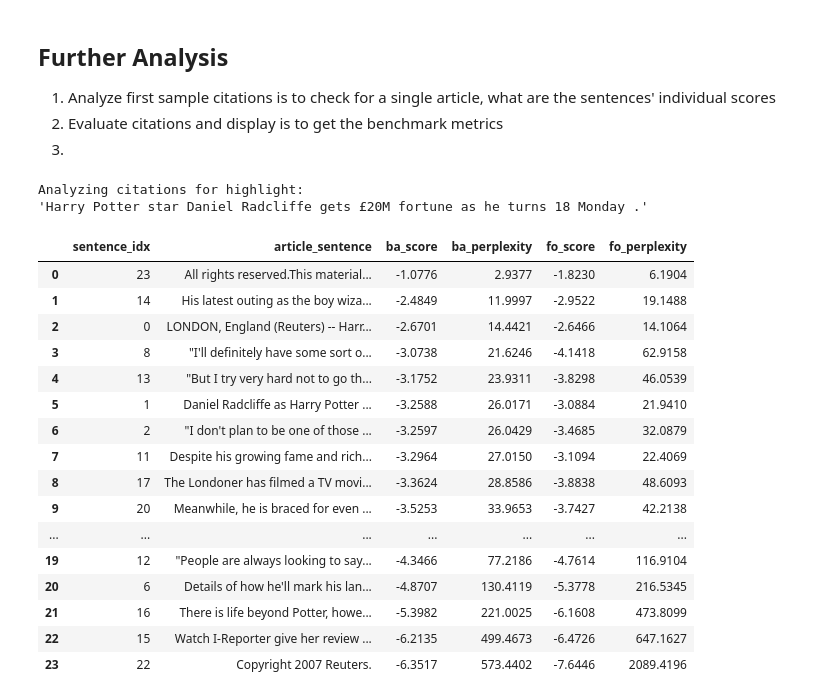
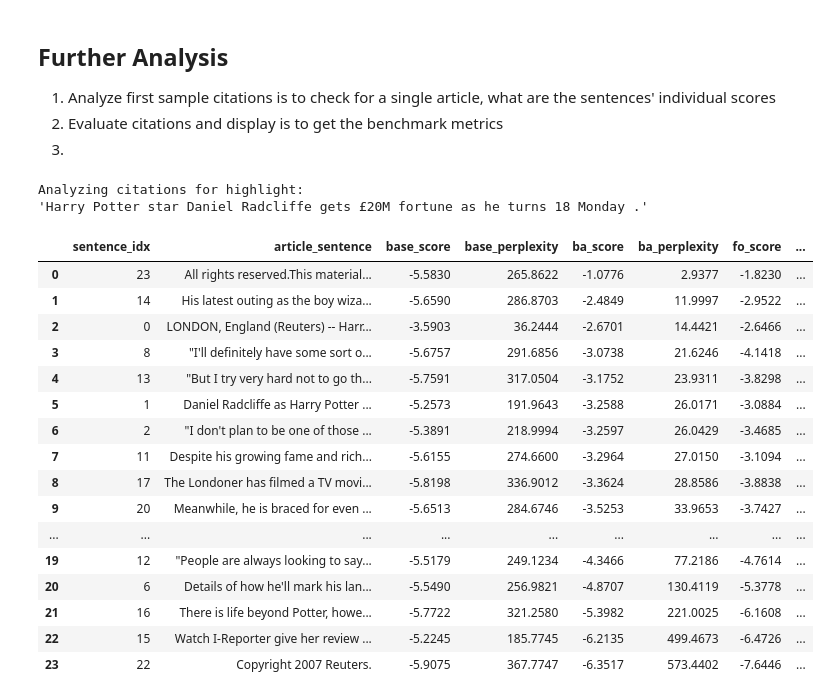
Before and after one commit to strivn/idl-project, a Jupyter notebook: scoring_citation_experiment.ipynb, the cells around one changed output. Drawn from its saved outputs; the diff is of its cells as text; code cells hidden in the pictures.

```diff
--- a/scoring_citation_experiment.ipynb
+++ b/scoring_citation_experiment.ipynb
@@ -158,6 +302,9 @@ def calculate_llm_score(query, answer, model, tokenizer, task='citation', backwa
 
     input_ids = t.cat((context_ids, target_ids), dim=1).to(model.device)
 
+    if debug:
+        print(answer + conditioning_prompt + query)
+
     # Get model output
     with t.no_grad():
         outputs = model(input_ids)
@@ -205,22 +352,9 @@ def calculate_llm_score(query, answer, model, tokenizer, task='citation', backwa
         'perplexity': perplexity
     }
 # %%
-# Testing
-
-fo_model, fo_tokenizer, ba_model, ba_tokenizer = load_models()
-
-
-# Example Text
-sentence = "Harry Potter star Daniel Radcliffe gains access to a reported £20 million ($41.1 million) fortune as he turns 18 on Monday, but he insists the money won't cast a spell on him."
-highlight = "Harry Potter star Daniel Radcliffe gets £20M fortune as he turns 18 Monday"
-adverse_highlight = "Daniel Craig is recasted as James Bond again"
-
-# Defining sentence/highlight query/answer is still confusing tho sheesh
-
-
 # Define prompts
-ba_score = calculate_llm_score(sentence, highlight, ba_model, ba_tokenizer, backward=True)
-fo_score = calculate_llm_score(sentence, highlight, fo_model, fo_tokenizer)
+ba_score = calculate_llm_score(sentence, highlight, ba_model, ba_tokenizer, backward=True, debug=True)
+fo_score = calculate_llm_score(sentence, highlight, fo_model, fo_tokenizer, debug=True)
 
 adv_ba_score = calculate_llm_score(sentence, adverse_highlight, ba_model, ba_tokenizer, backward=True)
 adv_fo_score = calculate_llm_score(sentence, adverse_highlight, fo_model, fo_tokenizer)
@@ -316,6 +456,8 @@ def linear_attribution_search(dataset, ba_model, ba_tokenizer, fo_model, fo_toke
         best_ba_score = float('-inf')
         best_fo_sentence = None
         best_fo_score = float('-inf')
+        best_base_sentence = None
+        best_base_score = float('-inf')
 
         # Linear search through all article sentences
         for sentence in article_sentences:
@@ -324,10 +466,15 @@ def linear_attribution_search(dataset, ba_model, ba_tokenizer, fo_model, fo_toke
                 continue
 
             # Calculate scores using both models
+            base_score = calculate_baseline_score(sentence, highlight, fo_model, fo_tokenizer)
             ba_score = calculate_llm_score(sentence, highlight, ba_model, ba_tokenizer, backward=True)
             fo_score = calculate_llm_score(sentence, highlight, fo_model, fo_tokenizer)
 
             # Track best scores
+            if base_score['normalized_log_prob'] > best_base_score:
+                best_base_score = base_score['normalized_log_prob']
+                best_base_sentence = sentence
+
             if ba_score['normalized_log_prob'] > best_ba_score:
                 best_ba_score = ba_score['normalized_log_prob']
                 best_ba_sentence = sentence
@@ -340,6 +487,9 @@ def linear_attribution_search(dataset, ba_model, ba_tokenizer, fo_model, fo_toke
         results.append({
             'id': example['id'],
             'highlight': highlight,
+            'base_citation': best_base_sentence,
+            'base_score': best_base_score,
+            'base_perplexity': np.exp(-best_base_score),
             'ba_citation': best_ba_sentence,
             'ba_score': best_ba_score,
             'ba_perplexity': np.exp(-best_ba_score),
@@ -409,54 +559,57 @@ def analyze_first_sample_citations(dataset, ba_model, ba_tokenizer, fo_model, fo
             continue
 
         # Calculate scores using both models
+        base_score = calculate_baseline_score(sentence, highlight, fo_model, fo_tokenizer)
         ba_score = calculate_llm_score(sentence, highlight, ba_model, ba_tokenizer, backward=True)
         fo_score = calculate_llm_score(sentence, highlight, fo_model, fo_tokenizer)
 
         # Add to results
         results.append({
             'sentence_idx': i,
             'article_sentence': sentence,
+            'base_score': base_score['normalized_log_prob'],
+            'base_perplexity': base_score['perplexity'],
             'ba_score': ba_score['normalized_log_prob'],
             'ba_perplexity': ba_score['perplexity'],
             'fo_score': fo_score['normalized_log_prob'],
             'fo_perplexity': fo_score['perplexity']
         })
 
     # Create DataFrame and sort by backward model score (descending)
     results_df = pd.DataFrame(results)
     results_df = results_df.sort_values('ba_score', ascending=False).reset_index(drop=True)
 
     # Set display options for better readability
     pd.set_option('display.max_colwidth', 70)
     pd.set_option('display.float_format', '{:.4f}'.format)
 
     return results_df
 
 # Example usage:
 citation_analysis = analyze_first_sample_citations(pd.DataFrame(dataset),
                                                   ba_model, ba_tokenizer,
                                                   fo_model, fo_tokenizer)
 citation_analysis
 # %% [output]
 Analyzing citations for highlight:
 'Harry Potter star Daniel Radcliffe gets £20M fortune as he turns 18 Monday .'
-|  | sentence_idx | article_sentence | ba_score | ba_perplexity | fo_score | fo_perplexity |
-| 0 | 23 | All rights reserved.This material... | -1.0776 | 2.9377 | -1.8230 | 6.1904 |
-| 1 | 14 | His latest outing as the boy wiza... | -2.4849 | 11.9997 | -2.9522 | 19.1488 |
-| 2 | 0 | LONDON, England (Reuters) -- Harr... | -2.6701 | 14.4421 | -2.6466 | 14.1064 |
-| 3 | 8 | "I'll definitely have some sort o... | -3.0738 | 21.6246 | -4.1418 | 62.9158 |
-| 4 | 13 | "But I try very hard not to go th... | -3.1752 | 23.9311 | -3.8298 | 46.0539 |
-| 5 | 1 | Daniel Radcliffe as Harry Potter ... | -3.2588 | 26.0171 | -3.0884 | 21.9410 |
-| 6 | 2 | "I don't plan to be one of those ... | -3.2597 | 26.0429 | -3.4685 | 32.0879 |
-| 7 | 11 | Despite his growing fame and rich... | -3.2964 | 27.0150 | -3.1094 | 22.4069 |
-| 8 | 17 | The Londoner has filmed a TV movi... | -3.3624 | 28.8586 | -3.8838 | 48.6093 |
-| 9 | 20 | Meanwhile, he is braced for even ... | -3.5253 | 33.9653 | -3.7427 | 42.2138 |
-| ... | ... | ... | ... | ... | ... | ... |
-| 19 | 12 | "People are always looking to say... | -4.3466 | 77.2186 | -4.7614 | 116.9104 |
-| 20 | 6 | Details of how he'll mark his lan... | -4.8707 | 130.4119 | -5.3778 | 216.5345 |
-| 21 | 16 | There is life beyond Potter, howe... | -5.3982 | 221.0025 | -6.1608 | 473.8099 |
-| 22 | 15 | Watch I-Reporter give her review ... | -6.2135 | 499.4673 | -6.4726 | 647.1627 |
-| 23 | 22 | Copyright 2007 Reuters. | -6.3517 | 573.4402 | -7.6446 | 2089.4196 |
+|  | sentence_idx | article_sentence | base_score | base_perplexity | ba_score | ba_perplexity | fo_score | ... |
+| 0 | 23 | All rights reserved.This material... | -5.5830 | 265.8622 | -1.0776 | 2.9377 | -1.8230 | ... |
+| 1 | 14 | His latest outing as the boy wiza... | -5.6590 | 286.8703 | -2.4849 | 11.9997 | -2.9522 | ... |
+| 2 | 0 | LONDON, England (Reuters) -- Harr... | -3.5903 | 36.2444 | -2.6701 | 14.4421 | -2.6466 | ... |
+| 3 | 8 | "I'll definitely have some sort o... | -5.6757 | 291.6856 | -3.0738 | 21.6246 | -4.1418 | ... |
+| 4 | 13 | "But I try very hard not to go th... | -5.7591 | 317.0504 | -3.1752 | 23.9311 | -3.8298 | ... |
+| 5 | 1 | Daniel Radcliffe as Harry Potter ... | -5.2573 | 191.9643 | -3.2588 | 26.0171 | -3.0884 | ... |
+| 6 | 2 | "I don't plan to be one of those ... | -5.3891 | 218.9994 | -3.2597 | 26.0429 | -3.4685 | ... |
+| 7 | 11 | Despite his growing fame and rich... | -5.6155 | 274.6600 | -3.2964 | 27.0150 | -3.1094 | ... |
+| 8 | 17 | The Londoner has filmed a TV movi... | -5.8198 | 336.9012 | -3.3624 | 28.8586 | -3.8838 | ... |
+| 9 | 20 | Meanwhile, he is braced for even ... | -5.6513 | 284.6746 | -3.5253 | 33.9653 | -3.7427 | ... |
+| ... | ... | ... | ... | ... | ... | ... | ... | ... |
+| 19 | 12 | "People are always looking to say... | -5.5179 | 249.1234 | -4.3466 | 77.2186 | -4.7614 | ... |
+| 20 | 6 | Details of how he'll mark his lan... | -5.5490 | 256.9821 | -4.8707 | 130.4119 | -5.3778 | ... |
+| 21 | 16 | There is life beyond Potter, howe... | -5.7722 | 321.2580 | -5.3982 | 221.0025 | -6.1608 | ... |
+| 22 | 15 | Watch I-Reporter give her review ... | -5.2245 | 185.7745 | -6.2135 | 499.4673 | -6.4726 | ... |
+| 23 | 22 | Copyright 2007 Reuters. | -5.9075 | 367.7747 | -6.3517 | 573.4402 | -7.6446 | ... |
 # %%
 def evaluate_citations(results, embedding_model_name='all-MiniLM-L6-v2'):
     """
```
Also changed, not shown: parts of 10 cells of this notebook, 1 other file.
